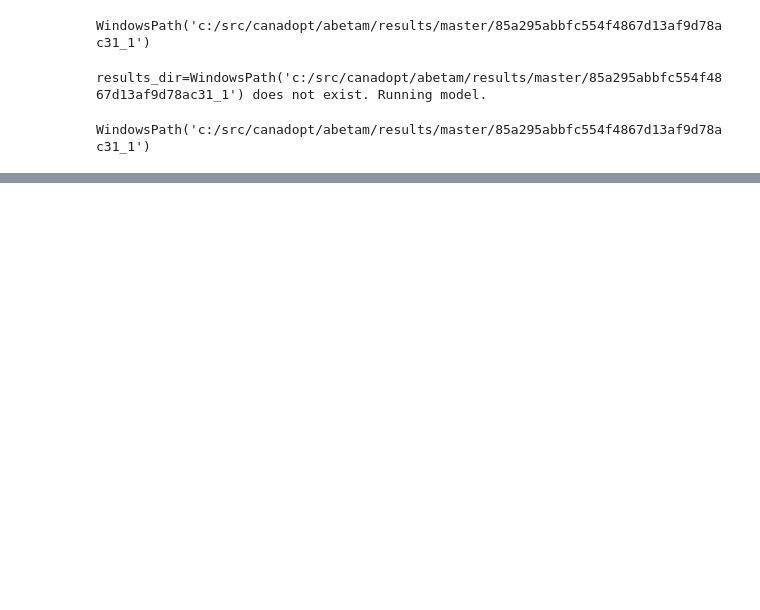
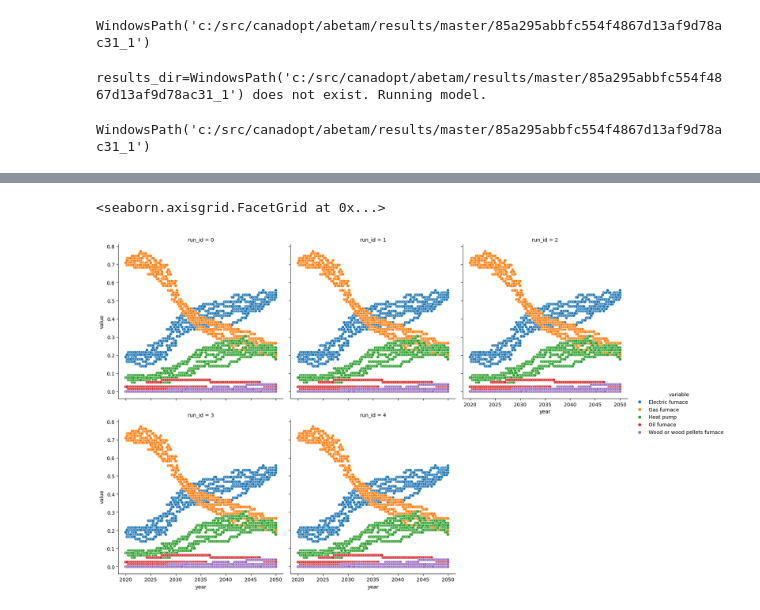
Before and after one commit to david-huck/canadopt, a Jupyter notebook: sandbox.ipynb, the cells around one changed output, grey strips where cells are left out. Drawn from its saved outputs; the diff is of its cells as text; code cells hidden in the pictures; blank space fills up the shorter version.

```diff
--- a/sandbox.ipynb
+++ b/sandbox.ipynb
@@ -136,0 +121,6 @@ WindowsPath('c:/src/canadopt/abetam/results/master/85a295abbfc554f4867d13af9d78a
+# %%
+# retrieve ABM results
+from pathlib import Path
+
+abm_result_dirs = list(Path("abetam/results/master").glob("*_[0-9]"))
+n_results = int(abm_result_dirs[-1].as_posix()[-1])
@@ -136,0 +139,14 @@ WindowsPath('c:/src/canadopt/abetam/results/master/85a295abbfc554f4867d13af9d78a
+# %%
+import pandas as pd
+
+tech_share_dfs = []
+for run_id, result_dir in enumerate(abm_result_dirs):
+    df = pd.read_csv(result_dir.joinpath("tech_shares_df.csv"))
+    df["run_id"] = run_id
+    tech_share_dfs.append(df)
+
+tech_share_df = pd.concat(tech_share_dfs)
+
+# note, that the `RunId` is the batch-RunId of the abm itself
+long_tech_shares = tech_share_df.drop("RunId", axis=1).melt(id_vars=["year","province","run_id"])
+long_tech_shares.head()
@@ -136,0 +160,7 @@ WindowsPath('c:/src/canadopt/abetam/results/master/85a295abbfc554f4867d13af9d78a
+# %%
+import seaborn as sns
+
+sns.relplot(long_tech_shares, x="year", y="value", hue="variable", col="run_id", col_wrap=3) # kind="line",
+# %% [output]
+<seaborn.axisgrid.FacetGrid at 0x...>
+[figure, added]
```
Also changed, not shown: parts of 14 cells of this notebook, 1 other file.
